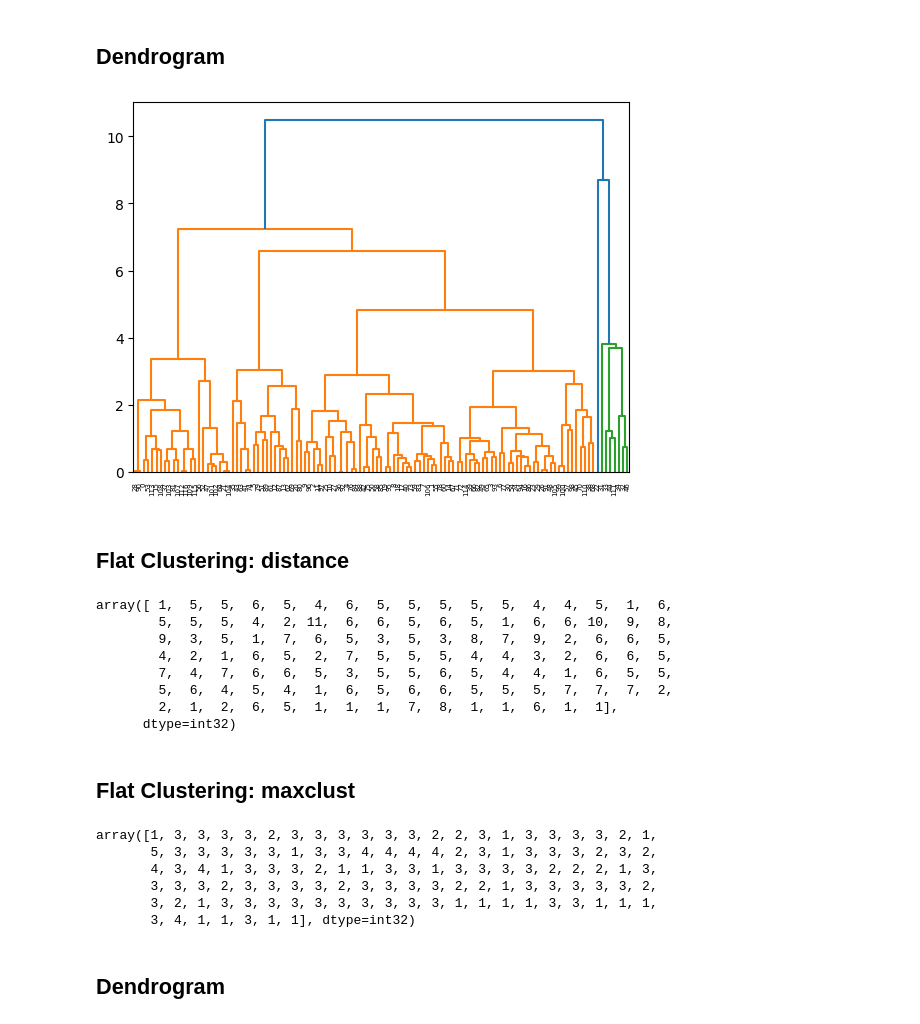
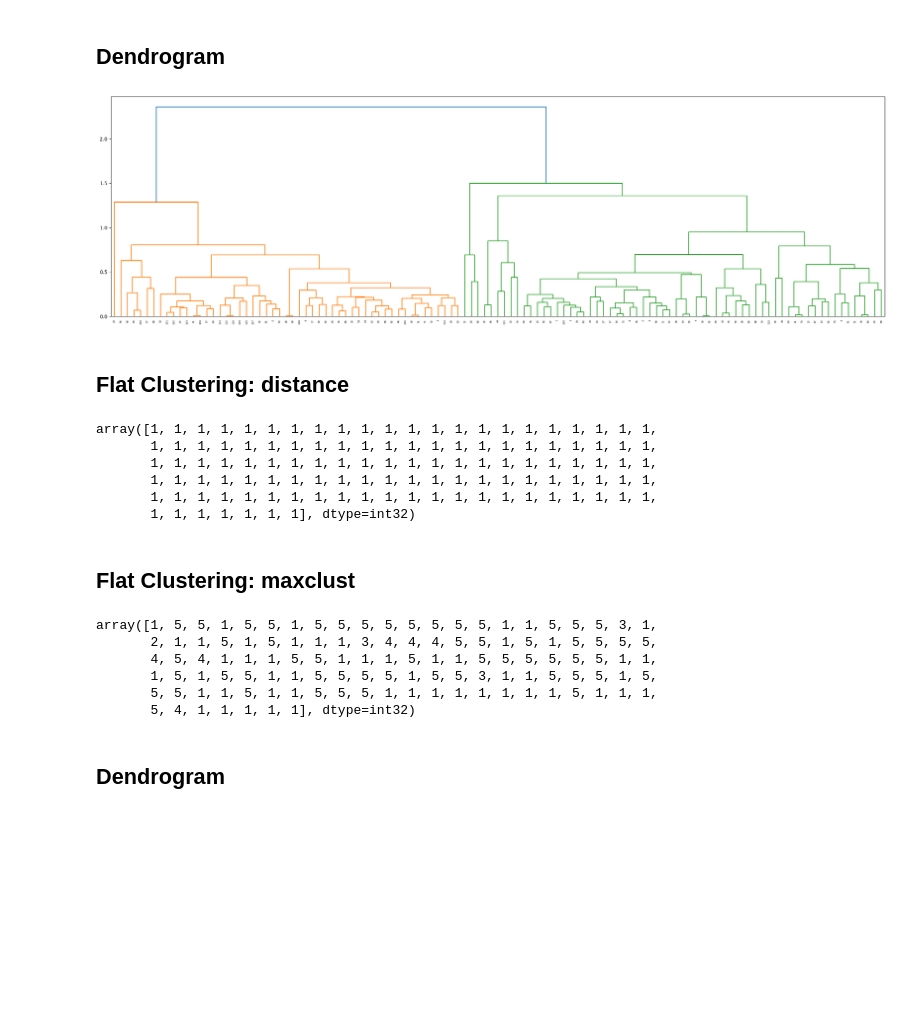
Before and after one commit to amir-azimi-dev/Machine-Learning, a Jupyter notebook: clustering/Hierarchical.ipynb, the cells around one changed output. Saved outputs shown, nothing was run; the diff lists cells and outputs as text; code cells hidden in the pictures; blank space fills up the shorter version.

```diff
--- a/clustering/Hierarchical.ipynb
+++ b/clustering/Hierarchical.ipynb
@@ -150,15 +150,18 @@ array([[0.11428571, 0.21518987, 0.18655098, 0.28143713, 0.30625832,
 ## Dendrogram
 # %%
 from scipy.spatial import distance_matrix
+from scipy.spatial.distance import squareform
 from scipy.cluster import hierarchy
 
 dist_matrix = distance_matrix(feature_set, feature_set)
+condensed_dist = squareform(dist_matrix, checks=False)
 
-Z = hierarchy.linkage(dist_matrix, "complete")
+Z = hierarchy.linkage(condensed_dist, "complete")
 
+plt.figure(figsize=(28, 8))
 dendrogram = hierarchy.dendrogram(Z)
 # %% [output]
-[figure, old version]
+[figure, new version]
 # %% [markdown]
 ## Flat Clustering: distance
 # %%
@@ -168,14 +171,12 @@ max_d = 3
 clusters = fcluster(Z, max_d, criterion="distance")
 clusters
 # %% [output]
-array([ 1,  5,  5,  6,  5,  4,  6,  5,  5,  5,  5,  5,  4,  4,  5,  1,  6,
-        5,  5,  5,  4,  2, 11,  6,  6,  5,  6,  5,  1,  6,  6, 10,  9,  8,
-        9,  3,  5,  1,  7,  6,  5,  3,  5,  3,  8,  7,  9,  2,  6,  6,  5,
-        4,  2,  1,  6,  5,  2,  7,  5,  5,  5,  4,  4,  3,  2,  6,  6,  5,
-        7,  4,  7,  6,  6,  5,  3,  5,  5,  6,  5,  4,  4,  1,  6,  5,  5,
-        5,  6,  4,  5,  4,  1,  6,  5,  6,  6,  5,  5,  5,  7,  7,  7,  2,
-        2,  1,  2,  6,  5,  1,  1,  1,  7,  8,  1,  1,  6,  1,  1],
-      dtype=int32)
+array([1, 1, 1, 1, 1, 1, 1, 1, 1, 1, 1, 1, 1, 1, 1, 1, 1, 1, 1, 1, 1, 1,
+       1, 1, 1, 1, 1, 1, 1, 1, 1, 1, 1, 1, 1, 1, 1, 1, 1, 1, 1, 1, 1, 1,
+       1, 1, 1, 1, 1, 1, 1, 1, 1, 1, 1, 1, 1, 1, 1, 1, 1, 1, 1, 1, 1, 1,
+       1, 1, 1, 1, 1, 1, 1, 1, 1, 1, 1, 1, 1, 1, 1, 1, 1, 1, 1, 1, 1, 1,
+       1, 1, 1, 1, 1, 1, 1, 1, 1, 1, 1, 1, 1, 1, 1, 1, 1, 1, 1, 1, 1, 1,
+       1, 1, 1, 1, 1, 1, 1], dtype=int32)
 # %% [markdown]
 ## Flat Clustering: maxclust
 # %%
@@ -185,12 +186,12 @@ k = 5
 clusters = fcluster(Z, k, criterion="maxclust")
 clusters
 # %% [output]
-array([1, 3, 3, 3, 3, 2, 3, 3, 3, 3, 3, 3, 2, 2, 3, 1, 3, 3, 3, 3, 2, 1,
-       5, 3, 3, 3, 3, 3, 1, 3, 3, 4, 4, 4, 4, 2, 3, 1, 3, 3, 3, 2, 3, 2,
-       4, 3, 4, 1, 3, 3, 3, 2, 1, 1, 3, 3, 1, 3, 3, 3, 3, 2, 2, 2, 1, 3,
-       3, 3, 3, 2, 3, 3, 3, 3, 2, 3, 3, 3, 3, 2, 2, 1, 3, 3, 3, 3, 3, 2,
-       3, 2, 1, 3, 3, 3, 3, 3, 3, 3, 3, 3, 3, 1, 1, 1, 1, 3, 3, 1, 1, 1,
-       3, 4, 1, 1, 3, 1, 1], dtype=int32)
+array([1, 5, 5, 1, 5, 5, 1, 5, 5, 5, 5, 5, 5, 5, 5, 1, 1, 5, 5, 5, 3, 1,
+       2, 1, 1, 5, 1, 5, 1, 1, 1, 3, 4, 4, 4, 5, 5, 1, 5, 1, 5, 5, 5, 5,
+       4, 5, 4, 1, 1, 1, 5, 5, 1, 1, 1, 5, 1, 1, 5, 5, 5, 5, 5, 5, 1, 1,
+       1, 5, 1, 5, 5, 1, 1, 5, 5, 5, 5, 1, 5, 5, 3, 1, 1, 5, 5, 5, 1, 5,
+       5, 5, 1, 1, 5, 1, 1, 5, 5, 5, 1, 1, 1, 1, 1, 1, 1, 1, 5, 1, 1, 1,
+       5, 4, 1, 1, 1, 1, 1], dtype=int32)
 # %% [markdown]
 ## Dendrogram
 # %%
```
Also changed, not shown: parts of 10 cells of this notebook.
